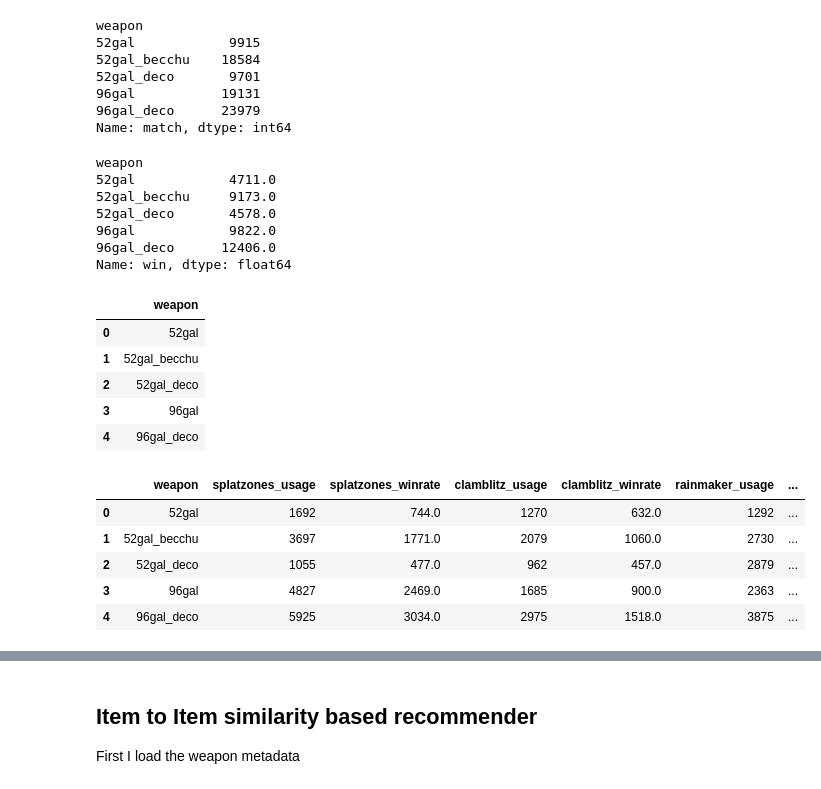
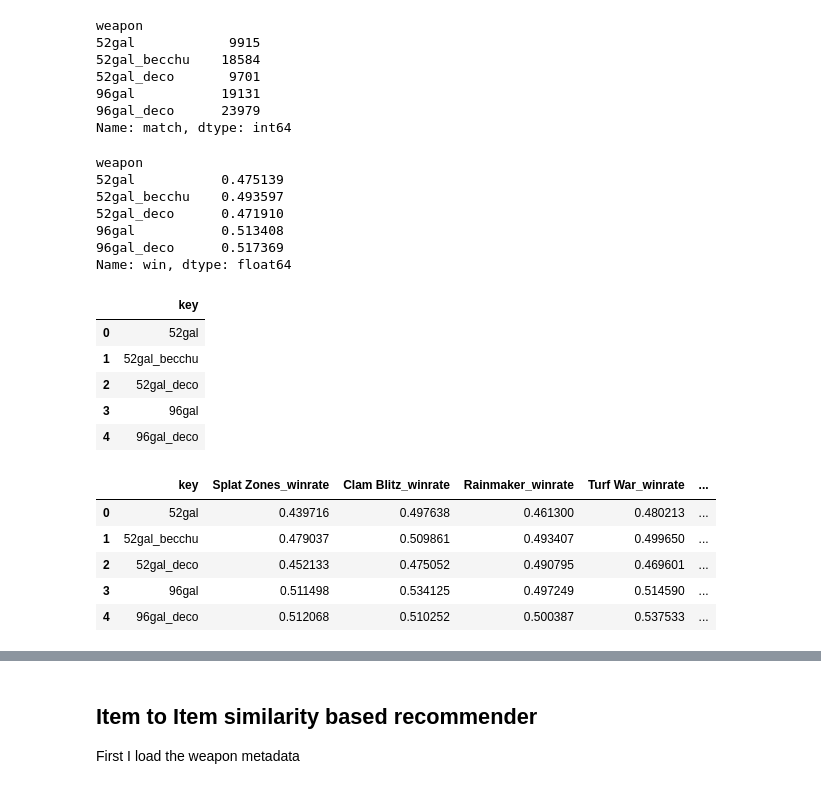
Before and after one commit to Rokushou/Splatoon-2-Meta-Modeling, a Jupyter notebook: Weapon Recommender.ipynb, the cells around one changed output, grey strips where cells are left out. Cells and saved outputs as stored; diff of their text form; code cells hidden in the pictures.

```diff
--- a/Weapon Recommender.ipynb
+++ b/Weapon Recommender.ipynb
@@ -285,22 +285,22 @@ weapon
 Name: match, dtype: int64
 # %%
 # testing aggregating for win rate
-df.groupby('weapon').win.sum().head()
+df.groupby('weapon').win.mean().head()
 # %% [output]
 weapon
-52gal            4711.0
-52gal_becchu     9173.0
-52gal_deco       4578.0
-96gal            9822.0
-96gal_deco      12406.0
+52gal           0.475139
+52gal_becchu    0.493597
+52gal_deco      0.471910
+96gal           0.513408
+96gal_deco      0.517369
 Name: win, dtype: float64
 # %%
 # initialize dataframe with weapon names in correct order
 scorer = pd.DataFrame()
-scorer['weapon'] = list(df.groupby('weapon').groups.keys())
+scorer['key'] = list(df.groupby('weapon').groups.keys())
 scorer.head()
 # %% [output]
-|  | weapon |
+|  | key |
 | 0 | 52gal |
 | 1 | 52gal_becchu |
 | 2 | 52gal_deco |
@@ -308,14 +308,14 @@ scorer.head()
 | 4 | 96gal_deco |
 # %%
 # fill new dataframe with usage and win rate
-for name, data in zip(['splatzones', 'clamblitz', 'rainmaker', 'turfwar', 'towercontrol'], modes):
-    scorer[name + '_usage'] = data.groupby('weapon').match.count().values
-    scorer[name + '_winrate'] = data.groupby('weapon').win.sum().values
+for name, data in zip(['Splat Zones', 'Clam Blitz', 'Rainmaker', 'Turf War', 'Tower Control'], modes):
+#     scorer[name + '_usage'] = data.groupby('weapon').match.count().values
+    scorer[name + '_winrate'] = data.groupby('weapon').win.mean().values
 scorer.head()
 # %% [output]
-|  | weapon | splatzones_usage | splatzones_winrate | clamblitz_usage | clamblitz_winrate | rainmaker_usage | ... |
-| 0 | 52gal | 1692 | 744.0 | 1270 | 632.0 | 1292 | ... |
-| 1 | 52gal_becchu | 3697 | 1771.0 | 2079 | 1060.0 | 2730 | ... |
-| 2 | 52gal_deco | 1055 | 477.0 | 962 | 457.0 | 2879 | ... |
-| 3 | 96gal | 4827 | 2469.0 | 1685 | 900.0 | 2363 | ... |
-| 4 | 96gal_deco | 5925 | 3034.0 | 2975 | 1518.0 | 3875 | ... |
+|  | key | Splat Zones_winrate | Clam Blitz_winrate | Rainmaker_winrate | Turf War_winrate | ... |
+| 0 | 52gal | 0.439716 | 0.497638 | 0.461300 | 0.480213 | ... |
+| 1 | 52gal_becchu | 0.479037 | 0.509861 | 0.493407 | 0.499650 | ... |
+| 2 | 52gal_deco | 0.452133 | 0.475052 | 0.490795 | 0.469601 | ... |
+| 3 | 96gal | 0.511498 | 0.534125 | 0.497249 | 0.514590 | ... |
+| 4 | 96gal_deco | 0.512068 | 0.510252 | 0.500387 | 0.537533 | ... |
```
Also changed, not shown: parts of 10 cells of this notebook.
